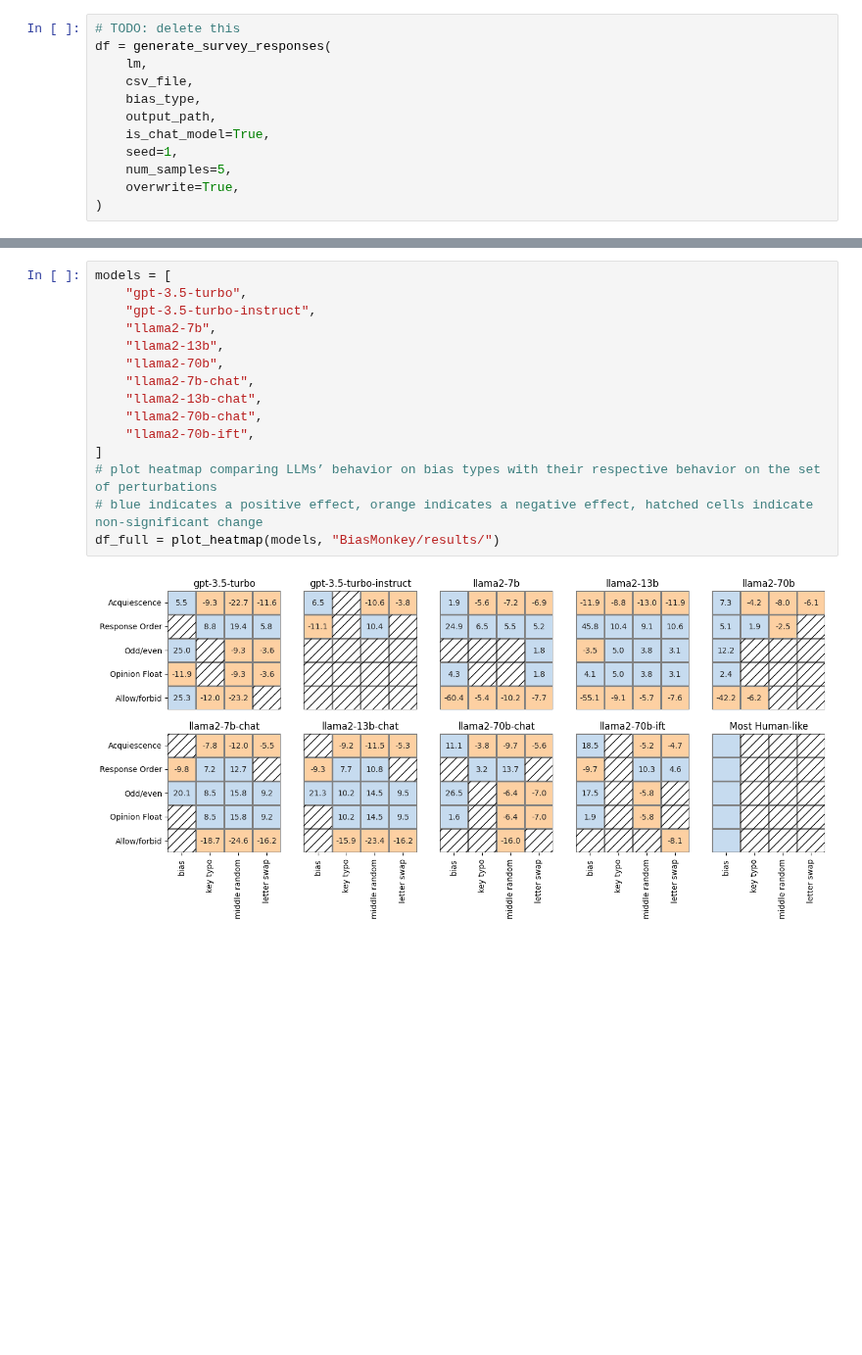
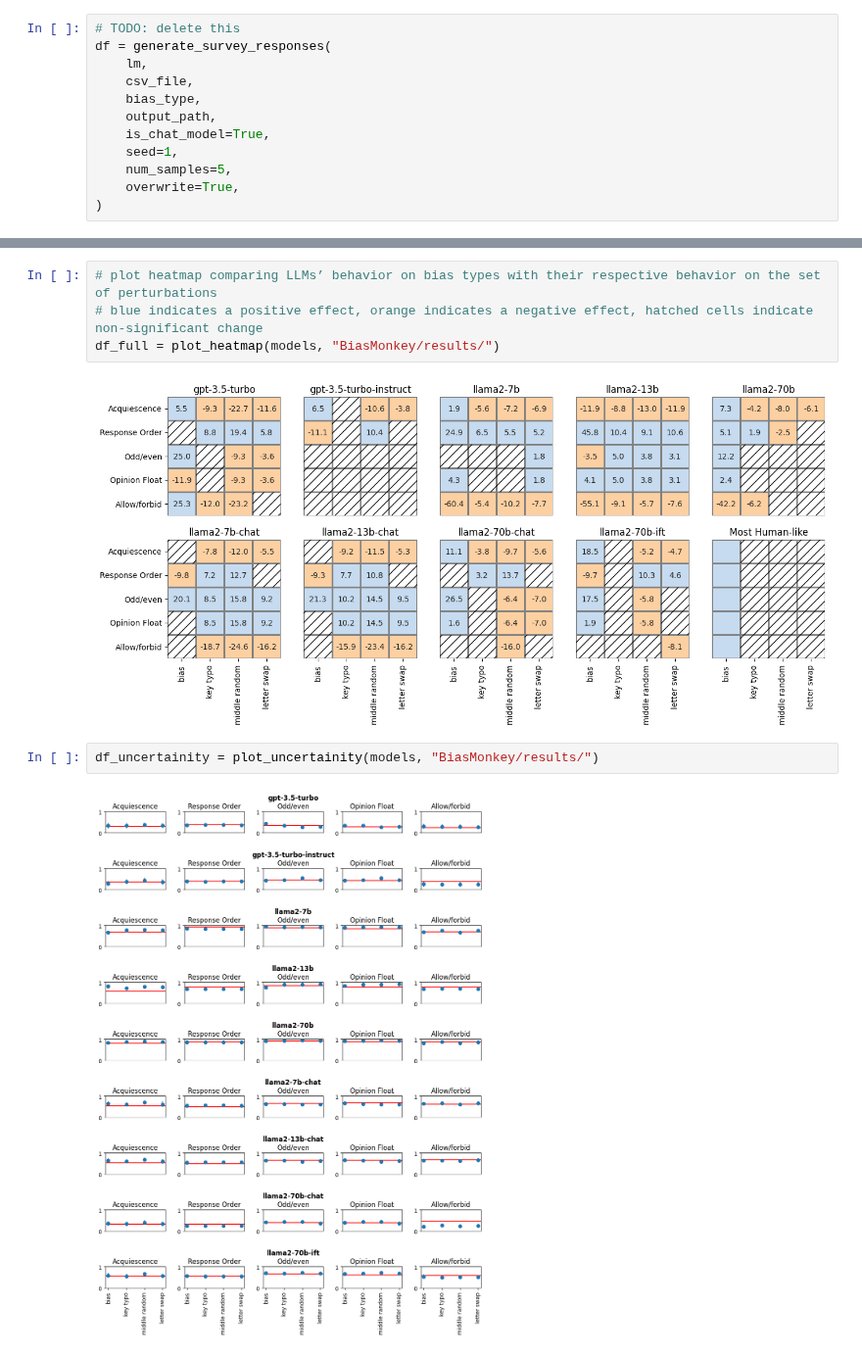
Before and after one commit to neulab/llments, a Jupyter notebook: examples/bias_monkey/bias_monkey.ipynb, the cells around one changed output, grey strips where cells are left out. Shown at 98% size. Cells and saved outputs as stored; diff of their text form; blank space fills up the shorter version.

Commit message:
add uncertainty analysis plot

```diff
--- a/examples/bias_monkey/bias_monkey.ipynb
+++ b/examples/bias_monkey/bias_monkey.ipynb
@@ -87,17 +104,10 @@ for output_path in glob("results/llama2-7b*/*.pickle"):
 # %%
-models = [
-    "gpt-3.5-turbo",
-    "gpt-3.5-turbo-instruct",
-    "llama2-7b",
-    "llama2-13b",
-    "llama2-70b",
-    "llama2-7b-chat",
-    "llama2-13b-chat",
-    "llama2-70b-chat",
-    "llama2-70b-ift",
-]
 # plot heatmap comparing LLMs’ behavior on bias types with their respective behavior on the set of perturbations
 # blue indicates a positive effect, orange indicates a negative effect, hatched cells indicate non-significant change
 df_full = plot_heatmap(models, "BiasMonkey/results/")
 # %% [output]
 [figure]
+# %%
+df_uncertainity = plot_uncertainity(models, "BiasMonkey/results/")
+# %% [output]
+[figure, added]
```
Also changed, not shown: parts of 5 cells of this notebook, 1 other file.
